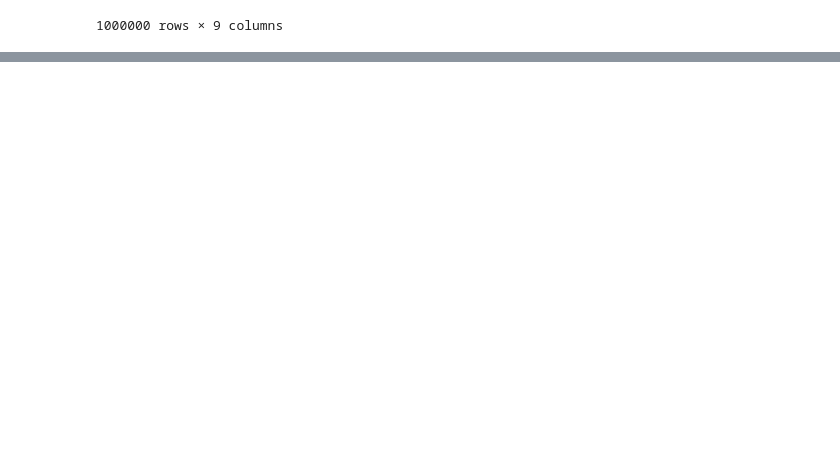
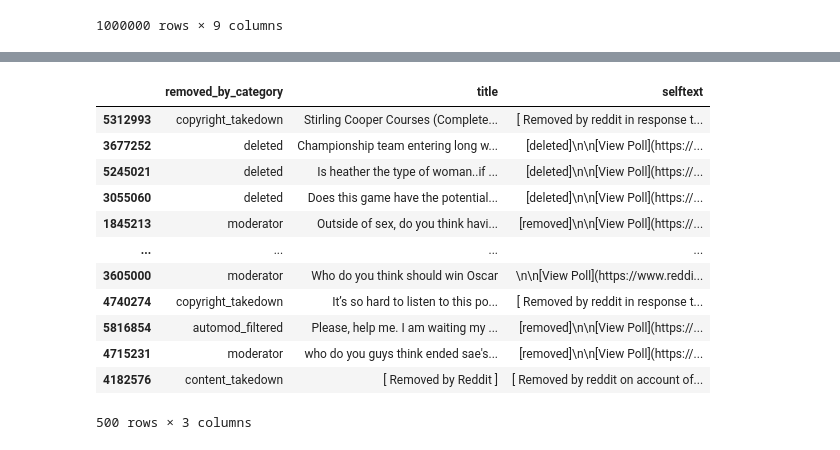
Before and after one commit to corbt/hn-stories-analysis, a Jupyter notebook: explore.ipynb, the cells around one changed output, grey strips where cells are left out. Drawn from its saved outputs; the diff is of its cells as text; code cells hidden in the pictures; blank space fills up the shorter version.

```diff
--- a/expore.ipynb
+++ b/explore.ipynb
@@ -209,0 +316,20 @@ pd.read_j
+# %%
+
+
+removed = df[df.removed_by_category.notnull()][['removed_by_category', 'title', 'selftext']].sample(500)
+
+removed
+# %% [output]
+|  | removed_by_category | title | selftext |
+| 5312993 | copyright_takedown | Stirling Cooper Courses (Complete... | [ Removed by reddit in response t... |
+| 3677252 | deleted | Championship team entering long w... | [deleted]\n\n[View Poll](https://... |
+| 5245021 | deleted | Is heather the type of woman..if ... | [deleted]\n\n[View Poll](https://... |
+| 3055060 | deleted | Does this game have the potential... | [deleted]\n\n[View Poll](https://... |
+| 1845213 | moderator | Outside of sex, do you think havi... | [removed]\n\n[View Poll](https://... |
+| ... | ... | ... | ... |
+| 3605000 | moderator | Who do you think should win Oscar | \n\n[View Poll](https://www.reddi... |
+| 4740274 | copyright_takedown | It’s so hard to listen to this po... | [ Removed by reddit in response t... |
+| 5816854 | automod_filtered | Please, help me. I am waiting my ... | [removed]\n\n[View Poll](https://... |
+| 4715231 | moderator | who do you guys think ended sae's... | [removed]\n\n[View Poll](https://... |
+| 4182576 | content_takedown | [ Removed by Reddit ] | [ Removed by reddit on account of... |
+500 rows × 3 columns
```
Also changed, not shown: parts of 10 cells of this notebook, 5 other files.
